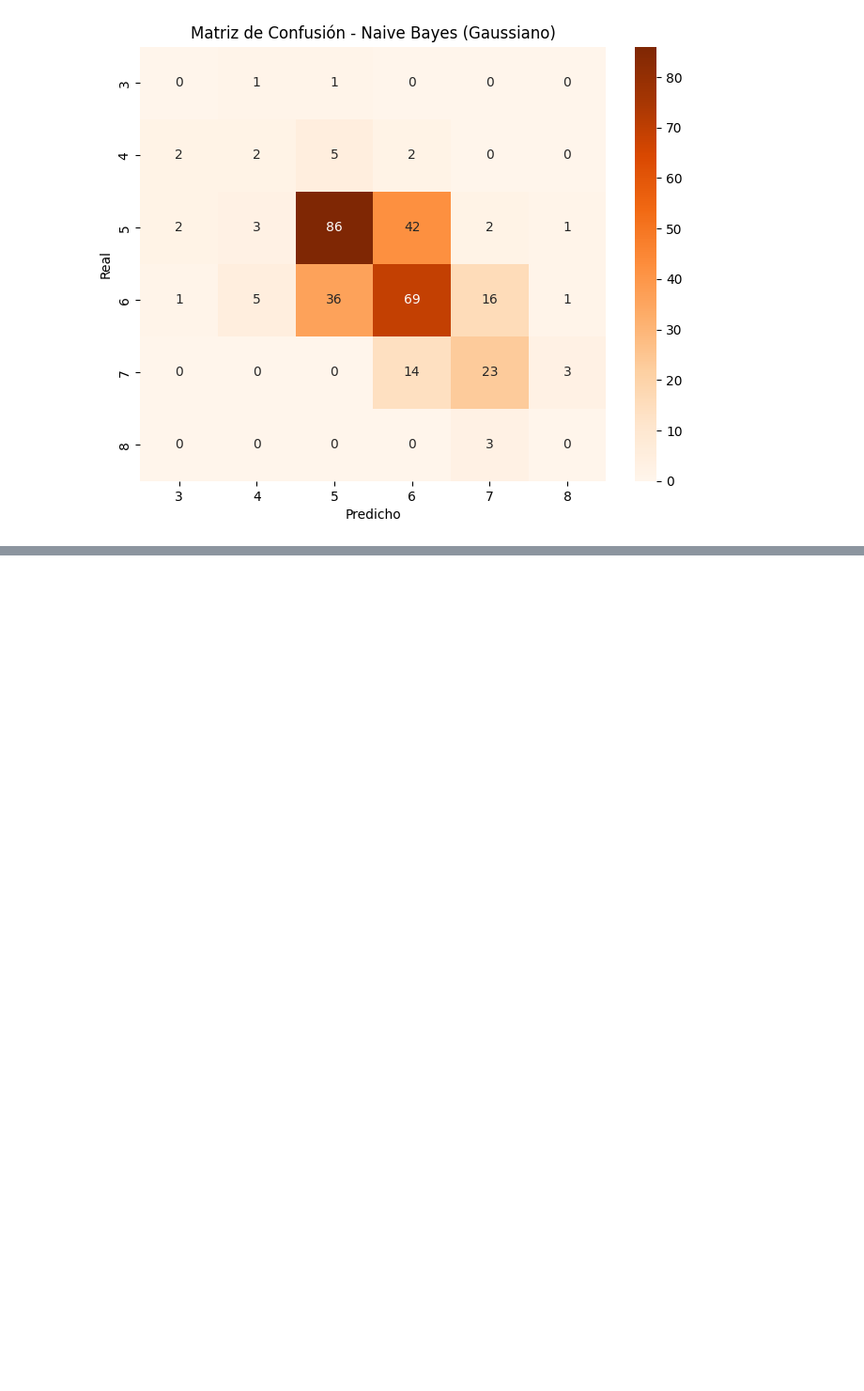
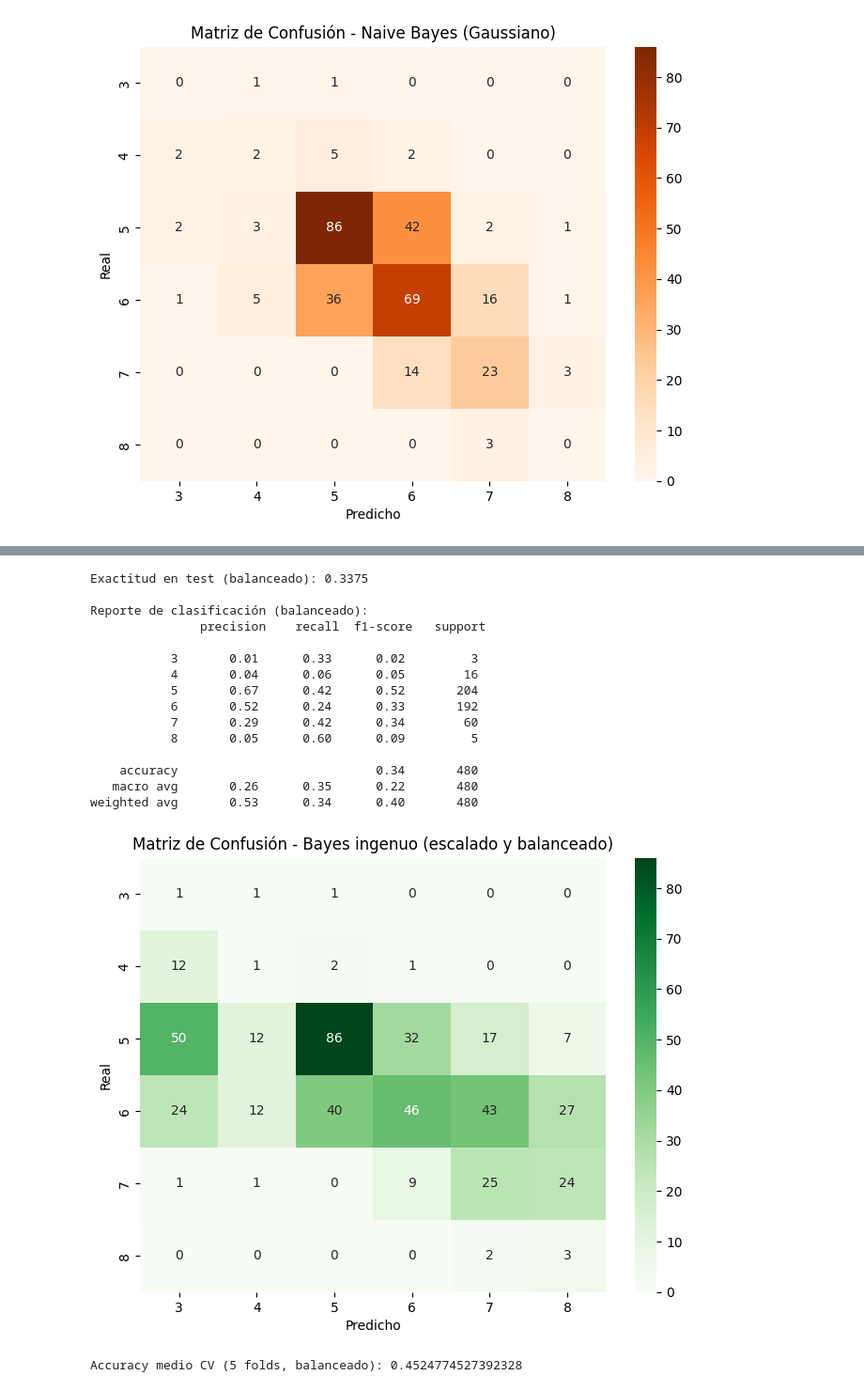
Before and after one commit to matycody/TP-1, a Jupyter notebook: clasificacion/bayes_ingenuo.ipynb, the cells around one changed output, grey strips where cells are left out. Shown at 94% size. Saved outputs shown, nothing was run; the diff lists cells and outputs as text; code cells hidden in the pictures; blank space fills up the shorter version.

```diff
--- a/clasificacion/bayes_ingenuo.ipynb
+++ b/clasificacion/bayes_ingenuo.ipynb
@@ -186,0 +210,57 @@ weighted avg       0.57      0.56      0.57       320
+# %%
+# Balanceo con RandomOverSampler (sobremuestreo)
+from imblearn.over_sampling import RandomOverSampler
+from sklearn.naive_bayes import GaussianNB
+from sklearn.metrics import classification_report, confusion_matrix, accuracy_score
+from sklearn.model_selection import cross_val_score
+import numpy as np
+
+# Estandarizar datos
+scaler = StandardScaler()
+X_train_scaled = scaler.fit_transform(X_train)
+X_test_scaled = scaler.transform(X_test)
+
+# Balancear solo el set de entrenamiento
+ros = RandomOverSampler(random_state=42)
+X_train_bal, y_train_bal = ros.fit_resample(X_train_scaled, y_train)
+
+# Modelo Naive Bayes
+nb_bal = GaussianNB()
+nb_bal.fit(X_train_bal, y_train_bal)
+
+y_pred_bal = nb_bal.predict(X_test_scaled)
+
+# Evaluación
+print("Exactitud en test (balanceado):", accuracy_score(y_test, y_pred_bal))
+print("\nReporte de clasificación (balanceado):\n", classification_report(y_test, y_pred_bal))
+
+# Matriz de confusión
+cm_bal = confusion_matrix(y_test, y_pred_bal)
+plt.figure(figsize=(8,6))
+sns.heatmap(cm_bal, annot=True, fmt="d", cmap="Greens", xticklabels=np.sort(np.unique(y)), yticklabels=np.sort(np.unique(y)))
+plt.xlabel("Predicho")
+plt.ylabel("Real")
+plt.title("Matriz de Confusión - Bayes ingenuo (escalado y balanceado)")
+plt.show()
+
+# Validación cruzada (en todo X balanceado)
+scores_bal = cross_val_score(nb_bal, X_train_bal, y_train_bal, cv=5, scoring="accuracy")
+print("Accuracy medio CV (5 folds, balanceado):", scores_bal.mean())
+# %% [output]
+Exactitud en test (balanceado): 0.3375
+
+Reporte de clasificación (balanceado):
+               precision    recall  f1-score   support
+
+           3       0.01      0.33      0.02         3
+           4       0.04      0.06      0.05        16
+           5       0.67      0.42      0.52       204
+           6       0.52      0.24      0.33       192
+           7       0.29      0.42      0.34        60
+           8       0.05      0.60      0.09         5
+
+    accuracy                           0.34       480
+   macro avg       0.26      0.35      0.22       480
+weighted avg       0.53      0.34      0.40       480
+[figure, added]
+Accuracy medio CV (5 folds, balanceado): 0.4524774527392328
```
Also changed, not shown: parts of 2 cells of this notebook, 11 other files.
